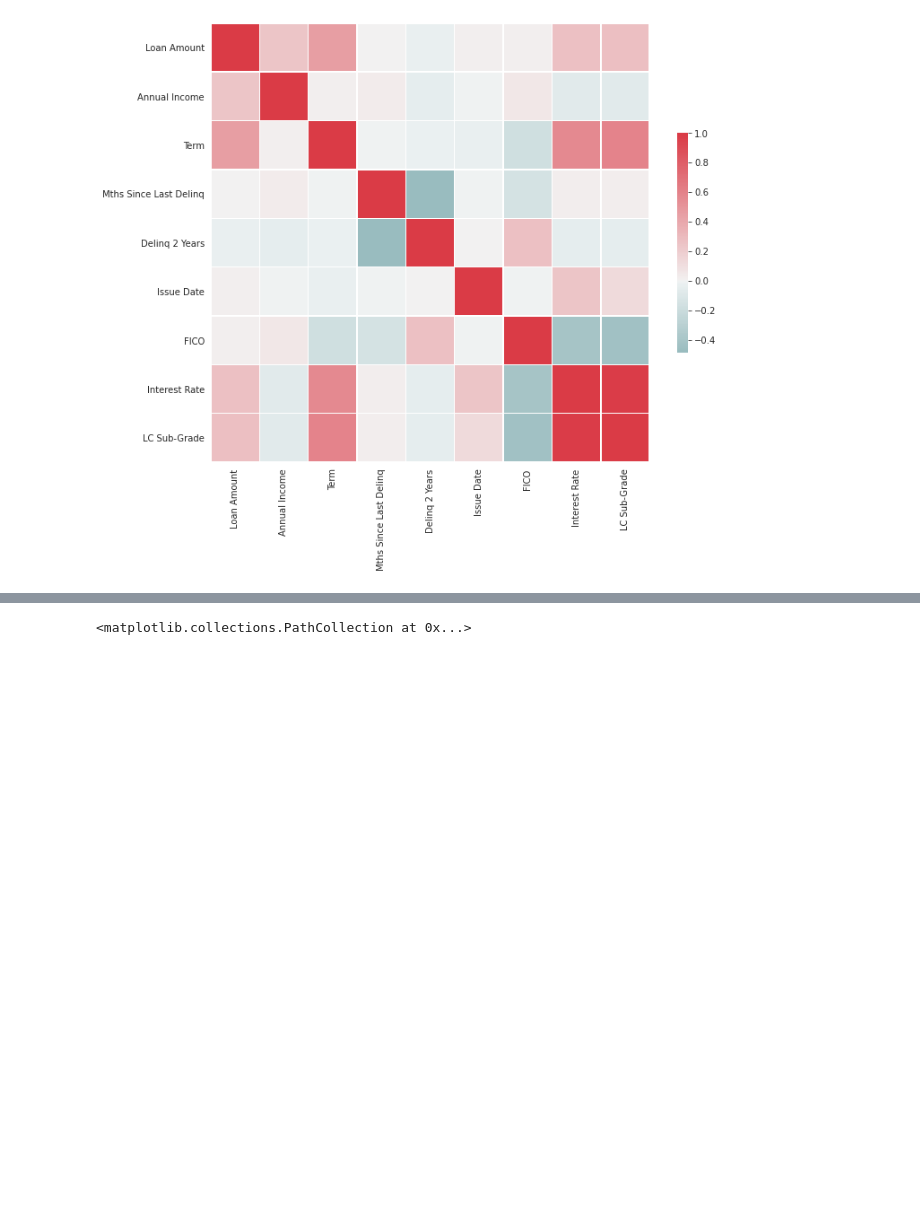
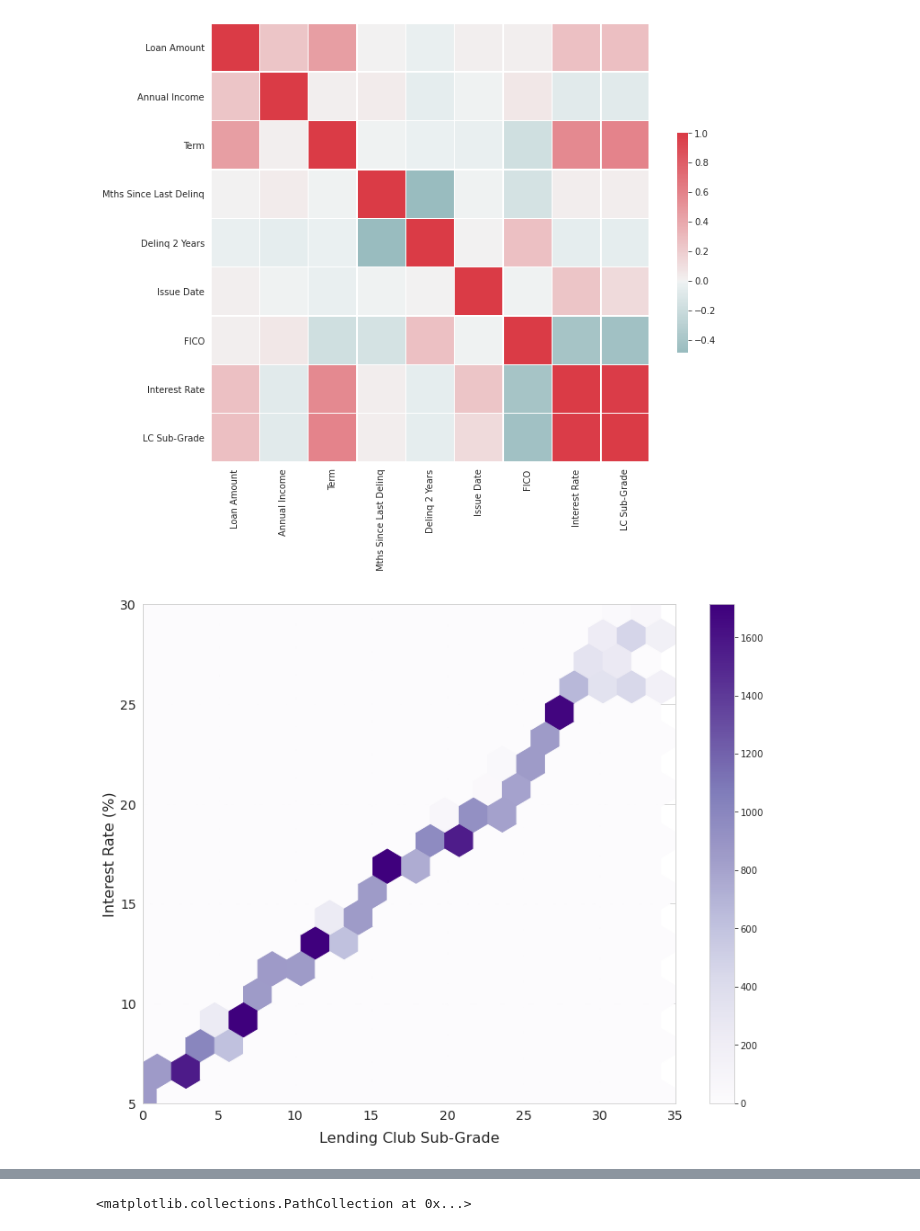
Before and after one commit to Wichaelian/citadel-summer-invitational22, a Jupyter notebook: notebooks/Nearest Neighbors Rate Prediction Verification.ipynb, the cells around one changed output, grey strips where cells are left out. Cells and saved outputs as stored; diff of their text form; code cells hidden in the pictures; blank space fills up the shorter version.

```diff
--- a/notebooks/Nearest Neighbors Rate Prediction Verification.ipynb
+++ b/notebooks/Nearest Neighbors Rate Prediction Verification.ipynb
@@ -109,6 +109,15 @@ plt.savefig(FIG_PATH + "shared_features_corr_matrix.pdf", bbox_inches='tight')
 Deprecated in NumPy 1.20; for more details and guidance: https://numpy.org/devdocs/release/1.20.0-notes.html#deprecations
   mask = np.zeros_like(corr, dtype=np.bool)
 [figure]
+# %%
+sub_grade_int_rate_plotting_df = pd.DataFrame({'Sub-Grade': nn_df_with_int_rate["sub_grade"],
+                   'Interest Rate (%)': nn_df_with_int_rate["int_rate"]})
+ax = sub_grade_int_rate_plotting_df.plot.hexbin(x='Sub-Grade', y='Interest Rate (%)', ylim = [5, 30], xlim = [0, 35], gridsize=18, figsize = (13, 10),sharex=False, fontsize = 14, cmap = "Purples")
+ax.set_xlabel("Lending Club Sub-Grade", fontsize = 16, labelpad= 10)
+ax.set_ylabel("Interest Rate (%)", fontsize = 16)
+plt.savefig(FIG_PATH + "sub_grade_vs_ir.png", bbox_inches = "tight")
+# %% [output]
+[figure, added]
 # %%
 from sklearn.preprocessing import StandardScaler
 from sklearn.neighbors import NearestNeighbors
```
Also changed, not shown: parts of 11 cells of this notebook, 14 other files.
